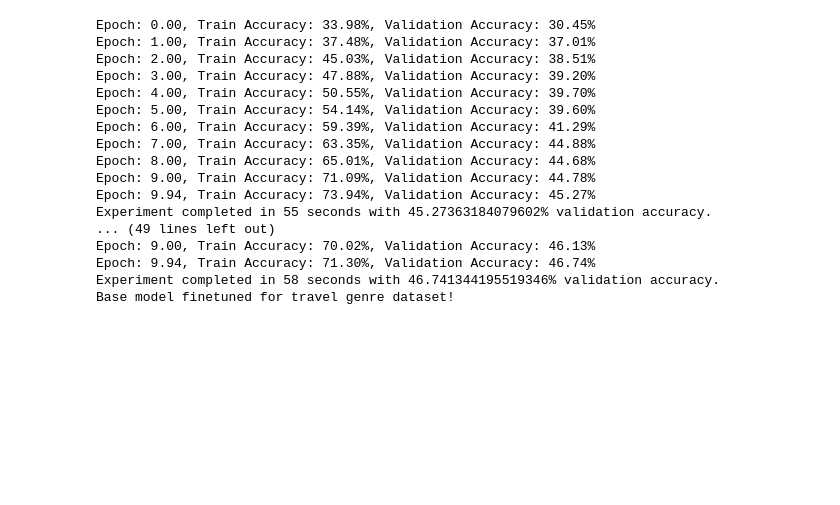
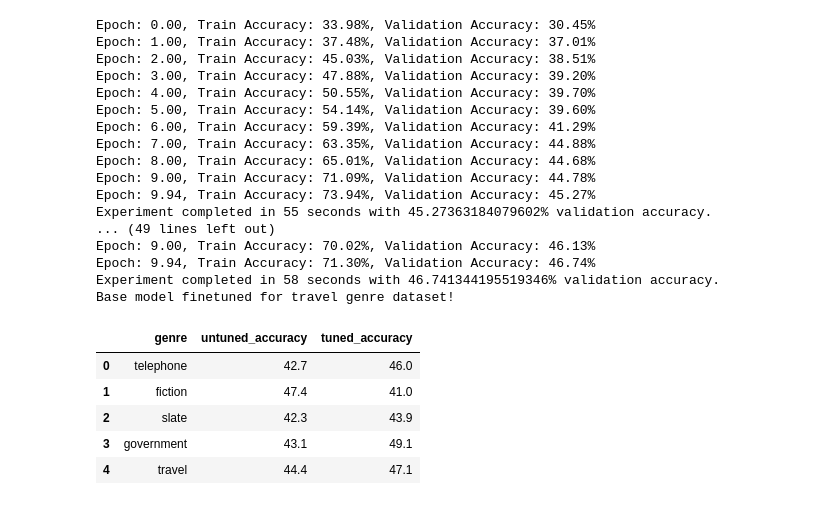
Before and after one commit to nyjgary/nlp-snli, a Jupyter notebook: nlp-snli.ipynb, the cells around one changed output. Saved outputs shown, nothing was run; the diff lists cells and outputs as text; code cells hidden in the pictures; blank space fills up the shorter version.

```diff
--- a/nlp-snli.ipynb
+++ b/nlp-snli.ipynb
@@ -1121,0 +1119,4 @@ pd.DataFrame.from_dict(rnn_eval_results)
+# %%
+base_accuracy = pd.DataFrame.from_dict(rnn_eval_results)
+base_accuracy.rename(columns={'test_accuracy': 'untuned_accuracy'}, inplace=True)
+base_accuracy
@@ -1162,0 +1191,14 @@ Base model finetuned for travel genre dataset!
+# %%
+mnli_accuracy = mnli_scores_df[mnli_scores_df['genre_finetuned_on'] == mnli_scores_df['genre_tested_on']].copy()
+mnli_accuracy.rename(columns={'genre_finetuned_on': 'genre', 'accuracy': 'tuned_accuracy'}, inplace=True)
+mnli_accuracy.drop('genre_tested_on', axis=1, inplace=True)
+both_accuracy = base_accuracy.merge(mnli_accuracy, how='left', on='genre')
+both_accuracy['untuned_accuracy'] = both_accuracy['untuned_accuracy'].round(1)
+both_accuracy
+# %% [output]
+|  | genre | untuned_accuracy | tuned_accuracy |
+| 0 | telephone | 42.7 | 46.0 |
+| 1 | fiction | 47.4 | 41.0 |
+| 2 | slate | 42.3 | 43.9 |
+| 3 | government | 43.1 | 49.1 |
+| 4 | travel | 44.4 | 47.1 |
```
Also changed, not shown: parts of 8 cells of this notebook.
